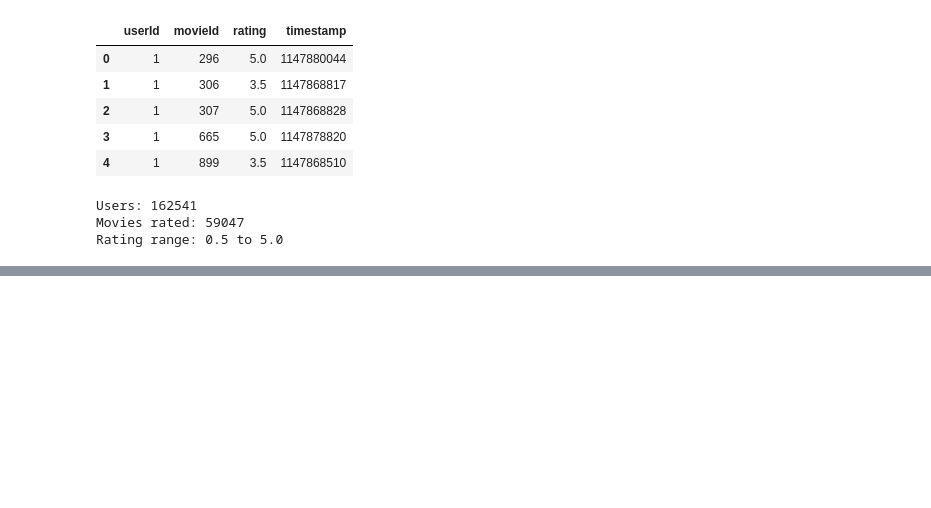
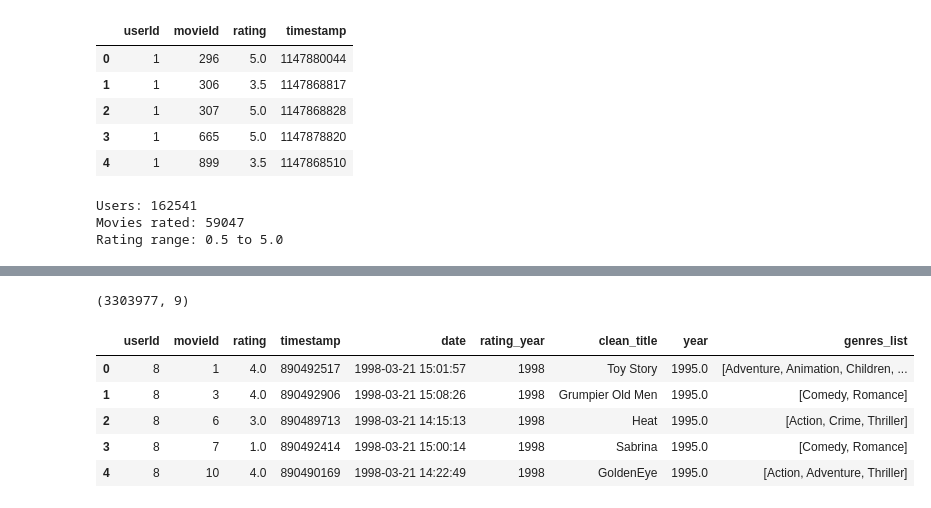
Before and after one commit to kashvi613/MovieRecommendationSystem, a Jupyter notebook: MovieRecommendationSystem.ipynb, the cells around one changed output, grey strips where cells are left out. Cells and saved outputs as stored; diff of their text form; code cells hidden in the pictures; blank space fills up the shorter version.

Commit message:
Data cleaning done

```diff
--- a/MovieRecommendationSystem.ipynb
+++ b/MovieRecommendationSystem.ipynb
@@ -51,0 +118,3 @@ Rating range: 0.5 to 5.0
+# %%
+movies_small = movies[movies['movieId'].isin(df['movieId'].unique())].copy()
+print(movies_small.shape)
@@ -51,0 +123,5 @@ Rating range: 0.5 to 5.0
+# %%
+movies_small['year'] = movies_small['title'].str.extract(r'\((\d{4})\)\s*$').astype('float')
+print("Missing year:", movies_small['year'].isnull().sum())
+movies_small['clean_title'] = movies_small['title'].str.replace(r'\s*\(\d{4}\)\s*$', '', regex=True)
+movies_small.head()
@@ -51,0 +136,8 @@ Rating range: 0.5 to 5.0
+# %%
+movies_small['year'] = movies_small['year'].fillna(movies_small['year'].median())
+# %%
+movies_small['genres_list'] = movies_small['genres'].str.split('|')
+movies_small['genres_list'] = movies_small['genres_list'].apply(
+    lambda g: [] if g == ['(no genres listed)'] else g
+)
+movies_small[['clean_title', 'year', 'genres_list']].head()
@@ -51,0 +151,12 @@ Rating range: 0.5 to 5.0
+# %%
+data = df.merge(movies_small[['movieId', 'clean_title', 'year', 'genres_list']], on='movieId', how='left')
+print(data.shape)
+data.head()
+# %% [output]
+(3303977, 9)
+|  | userId | movieId | rating | timestamp | date | rating_year | clean_title | year | genres_list |
+| 0 | 8 | 1 | 4.0 | 890492517 | 1998-03-21 15:01:57 | 1998 | Toy Story | 1995.0 | [Adventure, Animation, Children, ... |
+| 1 | 8 | 3 | 4.0 | 890492906 | 1998-03-21 15:08:26 | 1998 | Grumpier Old Men | 1995.0 | [Comedy, Romance] |
+| 2 | 8 | 6 | 3.0 | 890489713 | 1998-03-21 14:15:13 | 1998 | Heat | 1995.0 | [Action, Crime, Thriller] |
+| 3 | 8 | 7 | 1.0 | 890492414 | 1998-03-21 15:00:14 | 1998 | Sabrina | 1995.0 | [Comedy, Romance] |
+| 4 | 8 | 10 | 4.0 | 890490169 | 1998-03-21 14:22:49 | 1998 | GoldenEye | 1995.0 | [Action, Adventure, Thriller] |
```
Also changed, not shown: parts of 8 cells of this notebook.
